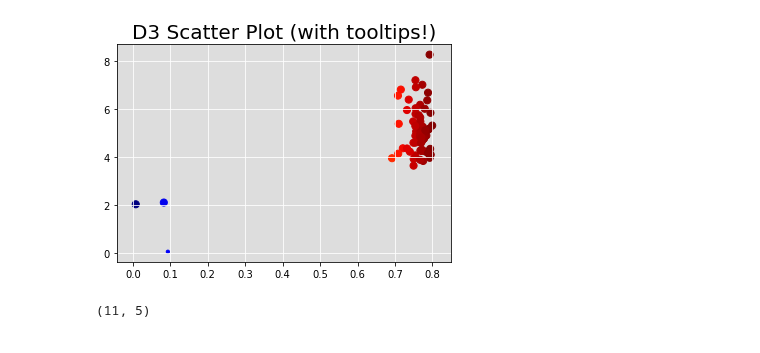
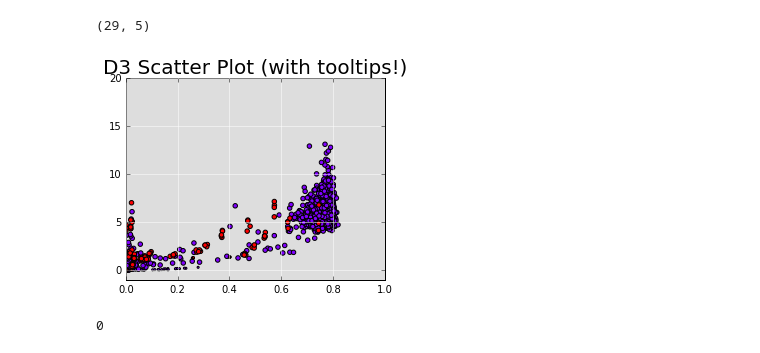
Before and after one commit to shouldsee/pyscript, a Jupyter notebook: graphics/readlog.ipynb, the cells around one changed output. Saved outputs shown, nothing was run; the diff lists cells and outputs as text; code cells hidden in the pictures.

```diff
--- a/graphics/readlog.ipynb
+++ b/graphics/readlog.ipynb
@@ -54,7 +54,7 @@ class ClickInfo(plugins.PluginBase):
         obj.elements().on("mousedown",
                           function(d, i){
                           txt=labels[i];
-                          window.prompt("Copy to clipboard: Ctrl+C, Enter", txt);
+                          window.prompt("Point "+ i + " Copy to clipboard: Ctrl+C, Enter", txt);
 
 
                           });
@@ -68,13 +68,14 @@ class ClickInfo(plugins.PluginBase):
                       "id": utils.get_id(points),
                      "labels":labels};
 # %%
+
 # log=readcsv('log.csv',header=['1','2','3','4','5'])
 import csv
 # data=[[]]*5;
 def csv2dat(fname):
     dat=[];
     with open(fname, 'r') as csvfile:
-        spamreader = csv.reader(csvfile, delimiter='\t', quotechar='|')
+        spamreader = csv.reader(csvfile, delimiter='\t')
         for row in (spamreader):
             dat+=[row];
 
@@ -89,48 +85,71 @@ IPython.OutputArea.auto_scroll_threshold = 9999;
+# %%
+tst_data.shape
+# %% [output]
+(29, 5)
 # %%
 # fig=plt.figure(figsize=[10,5])
 # ax=plt.subplot(axisbg='#DDDDDD',)
-dat=csv2dat(tfmat_path+'/log8.csv')
+dat=csv2dat(tfmat_path+'/log10.csv')
+# dat=csv2dat(tfmat_path+'/log8_cp.csv')
 # dat=csv2dat(tfmat_path+'/tst6.csv')
+dN=2000;
+# dat=np.vstack((dat,csv2dat(tfmat_path+'/tst1.csv')))
+data=dat[n0:n0+dN,:]
+col=list(0.2 for i in range(data.shape[0
+                                      ]));
+tst_data=csv2dat(tfmat_path+'/tstB');
+col=col+list(.8 for i in range(tst_data.shape[0]));
+data=np.vstack((data,tst_data));
 
-# dat=np.vstack((dat,csv2dat(tfmat_path+'/tst1.csv')))
-n0=0;
-data=dat[n0:n0+100,:]
+# data=dat;
 
 fig, ax = plt.subplots(subplot_kw=dict(axisbg='#DDDDDD',))
 # fig.set_size_inches([10,8])
+ax.set_ylim(-1,20)
+ax.set_xlim(0,1)
 ax.grid(color='white', linestyle='solid')
-# plt.subplots_adjust(left=0.1, right=0.9, top=0.9, bottom=0.5)
+plt.subplots_adjust(left=0.3, right=0.9, top=0.9, bottom=0.2)
+
+xs=data[:,0];
+xs=xs.astype(np.float)
+xs[np.isnan(xs)]=0;
+ys=(data[:,1].astype(np.float));
+# ys[ys==0]=1;
+ys=np.log(ys);
+ys[~np.isfinite(ys)]=0;
+
+sizs=list(float(x)/5 for x in data[:,2])
+N = xs.size;
+labels=list(data[:,3]);
+# labels=data[:,[0,1,3]].T.to_html
 
 
-xs=data[:,0];
-ys=(data[:,1].astype(np.float));
-ys=np.log(ys);
-sizs=list(float(x)/2 for x in data[:,2])
-N = xs.size;
-labels=list(data[:,3]);
-scatter = ax.scatter(xs,
+sct = ax.scatter(xs,
                      ys,
-                     c=list( 1.*float(i)/N for i in xs),
+                    c=col,
+#                      c=list( 1.*float(i)/N for i in xs),
                      s = sizs,
                      alpha=1.0,
 #                      label=labels,
-                     cmap=plt.cm.jet)
+                     cmap=plt.cm.rainbow)
 
 ax.set_title("D3 Scatter Plot (with tooltips!)", size=20)
 # labels = ['point {0}'.format(i + 1) for i in range(N)]
-tooltip = plugins.PointLabelTooltip(scatter, labels)
+# tooltip = plugins.PointLabelTooltip(sct, labels)
 plugins.connect(fig,
-                tooltip,
-                plugins.Zoom(enabled=True),
-                ClickInfo(scatter,labels)
+                plugins.PointLabelTooltip(sct, labels),
+#                 plugins.Zoom(enabled=False),
+                ClickInfo(sct,labels)
                )
-# plugins.connect(fig,
+# plugins.connect(fig,1
 #                )
 # %% [output]
-[figure, old version]
+[figure, new version]
-# %%
-# dat[146,:];
-dat.shape
-# len(labels)
-# %% [output]
-(11, 5)
+# %%
+len(list( 1.*float(i)/N for i in xs))
+# len(col)-len(xs)
+# len(xs)
+# n0
+# tst_data.shape
+# %% [output]
+0
```
Also changed, not shown: parts of 6 cells of this notebook.
